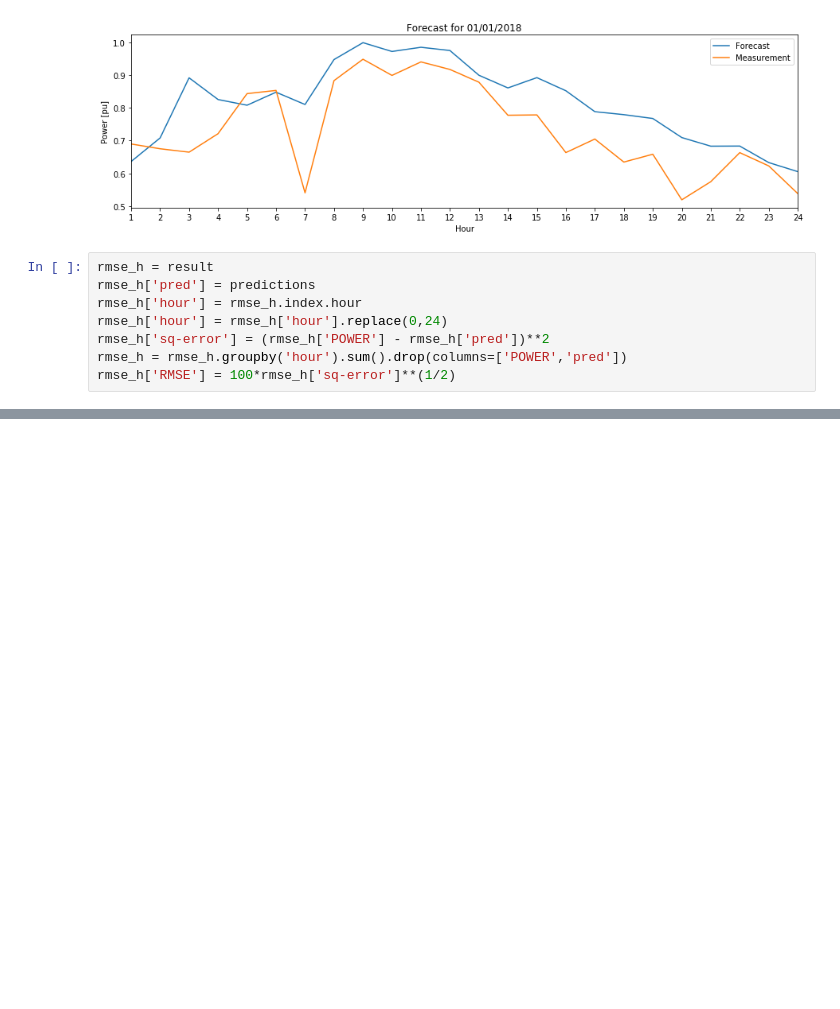
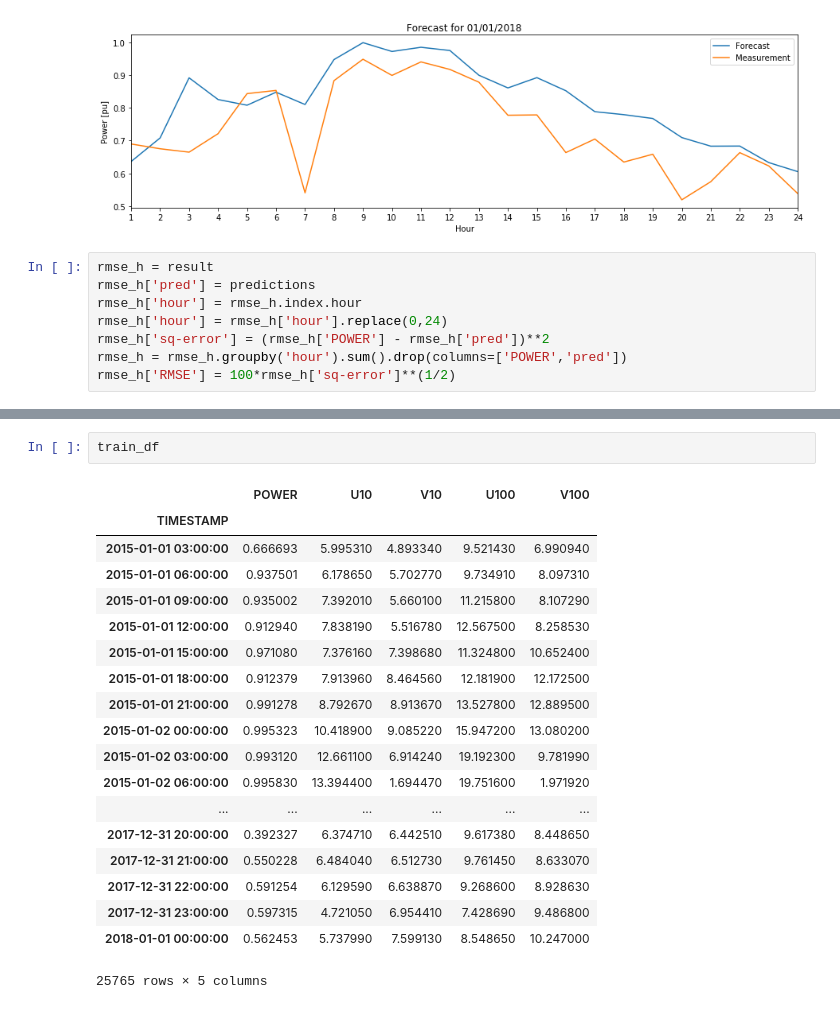
Before and after one commit to lucasblt/ren-elec-markets, a Jupyter notebook: assignment3/stage1/stage1.ipynb, the cells around one changed output, grey strips where cells are left out. Drawn from its saved outputs; the diff is of its cells as text; blank space fills up the shorter version.

```diff
--- a/assignment3/stage1/stage1.ipynb
+++ b/assignment3/stage1/stage1.ipynb
@@ -111,0 +121,22 @@ plt.savefig('rmse_1.png', bbox_inches = 'tight')
+# %%
+train_df
+# %% [output]
+|  | POWER | U10 | V10 | U100 | V100 |
+| TIMESTAMP |  |  |  |  |  |
+| 2015-01-01 03:00:00 | 0.666693 | 5.995310 | 4.893340 | 9.521430 | 6.990940 |
+| 2015-01-01 06:00:00 | 0.937501 | 6.178650 | 5.702770 | 9.734910 | 8.097310 |
+| 2015-01-01 09:00:00 | 0.935002 | 7.392010 | 5.660100 | 11.215800 | 8.107290 |
+| 2015-01-01 12:00:00 | 0.912940 | 7.838190 | 5.516780 | 12.567500 | 8.258530 |
+| 2015-01-01 15:00:00 | 0.971080 | 7.376160 | 7.398680 | 11.324800 | 10.652400 |
+| 2015-01-01 18:00:00 | 0.912379 | 7.913960 | 8.464560 | 12.181900 | 12.172500 |
+| 2015-01-01 21:00:00 | 0.991278 | 8.792670 | 8.913670 | 13.527800 | 12.889500 |
+| 2015-01-02 00:00:00 | 0.995323 | 10.418900 | 9.085220 | 15.947200 | 13.080200 |
+| 2015-01-02 03:00:00 | 0.993120 | 12.661100 | 6.914240 | 19.192300 | 9.781990 |
+| 2015-01-02 06:00:00 | 0.995830 | 13.394400 | 1.694470 | 19.751600 | 1.971920 |
+| ... | ... | ... | ... | ... | ... |
+| 2017-12-31 20:00:00 | 0.392327 | 6.374710 | 6.442510 | 9.617380 | 8.448650 |
+| 2017-12-31 21:00:00 | 0.550228 | 6.484040 | 6.512730 | 9.761450 | 8.633070 |
+| 2017-12-31 22:00:00 | 0.591254 | 6.129590 | 6.638870 | 9.268600 | 8.928630 |
+| 2017-12-31 23:00:00 | 0.597315 | 4.721050 | 6.954410 | 7.428690 | 9.486800 |
+| 2018-01-01 00:00:00 | 0.562453 | 5.737990 | 7.599130 | 8.548650 | 10.247000 |
+25765 rows × 5 columns
```
Also changed, not shown: parts of 3 cells of this notebook, 17 other files.
